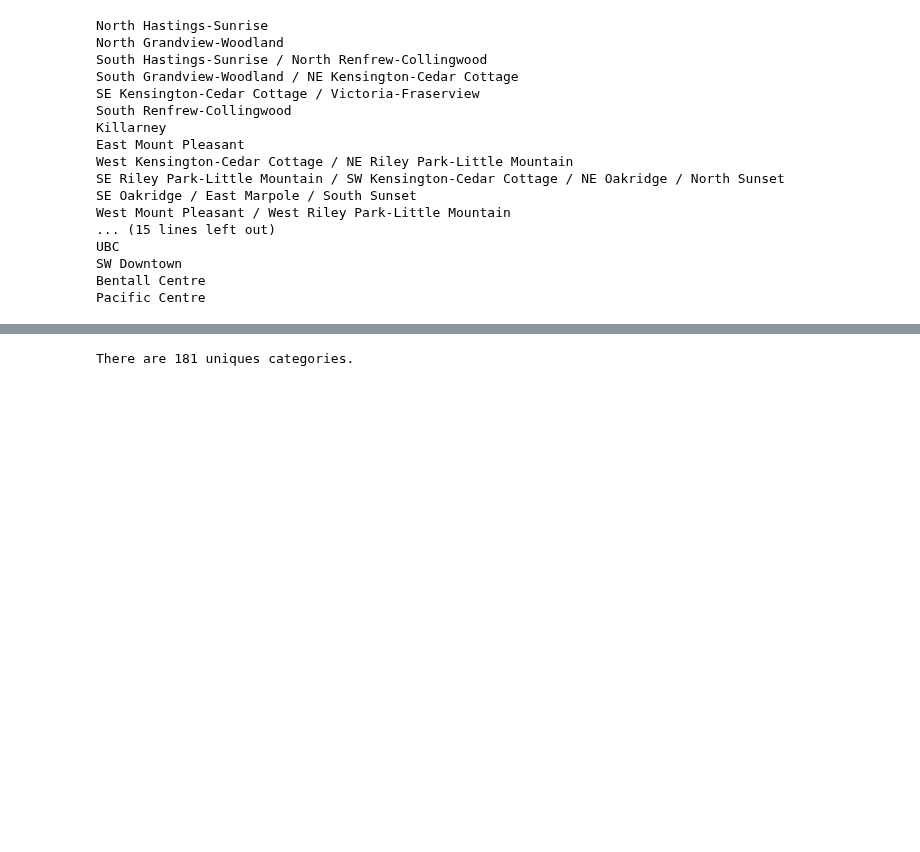
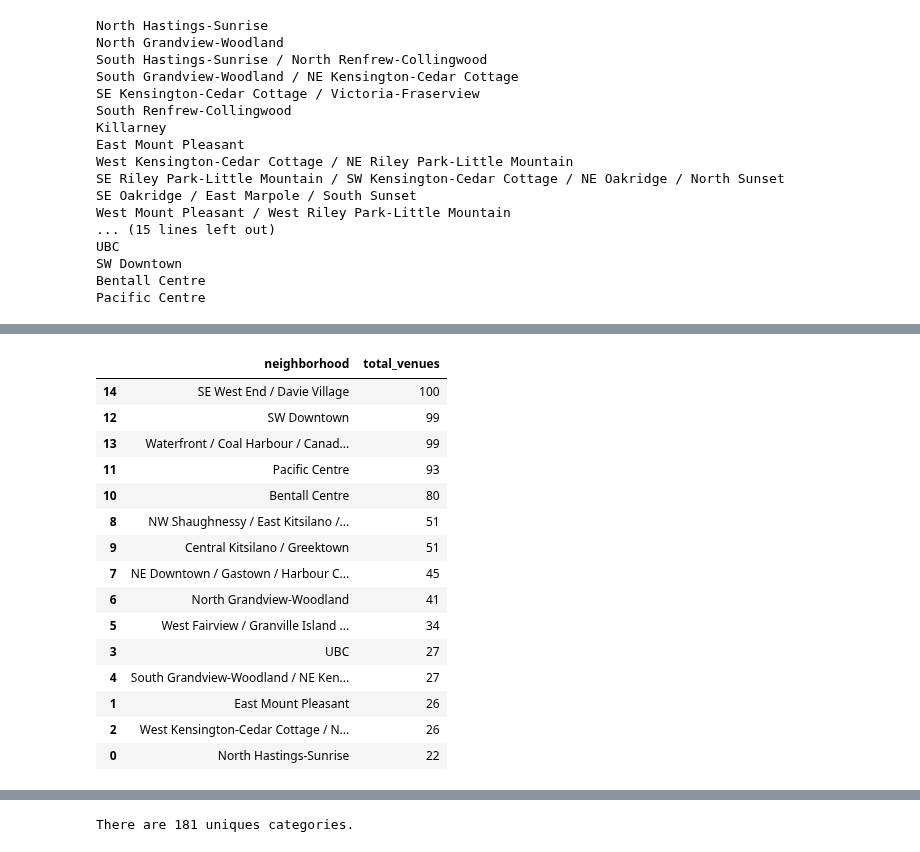
Before and after one commit to dprossi/Capstone_Project_IBM_Data_Science, a Jupyter notebook: Applied_Data_Science_Capstone_Project_Vancouver.ipynb, the cells around one changed output, grey strips where cells are left out. Drawn from its saved outputs; the diff is of its cells as text; code cells hidden in the pictures; blank space fills up the shorter version.

```diff
--- a/Applied_Data_Science_Capstone_Project_Vancouver.ipynb
+++ b/Applied_Data_Science_Capstone_Project_Vancouver.ipynb
@@ -497,3 +503,28 @@ vancouver_venues.groupby('neighborhood').count()
 | West Kerrisdale / South Dunbar-So... | 3 | 3 | 3 | 3 | 3 | ... |
 | West Kitsilano / West Point Grey ... | 3 | 3 | 3 | 3 | 3 | ... |
 | West Mount Pleasant / West Riley ... | 3 | 3 | 3 | 3 | 3 | ... |
+# %%
+# group by neighborhood, sum venue count/neighborhood, sort by total venues
+df_venue_grouped = vancouver_venues.groupby(['neighborhood'], as_index=False)['venue'].count()
+df_venue_grouped_1 = df_venue_grouped.rename(columns = {'venue': 'total_venues'}, inplace = False)
+df_venue_grouped_2 = df_venue_grouped_1.sort_values('total_venues').tail(15)
+df_venue_grouped_2.reset_index(drop=True, inplace=True)
+df_venue_grouped_3 = df_venue_grouped_2.sort_values('total_venues', ascending=False)
+df_venue_grouped_3
+# %% [output]
+|  | neighborhood | total_venues |
+| 14 | SE West End / Davie Village | 100 |
+| 12 | SW Downtown | 99 |
+| 13 | Waterfront / Coal Harbour / Canad... | 99 |
+| 11 | Pacific Centre | 93 |
+| 10 | Bentall Centre | 80 |
+| 8 | NW Shaughnessy / East Kitsilano /... | 51 |
+| 9 | Central Kitsilano / Greektown | 51 |
+| 7 | NE Downtown / Gastown / Harbour C... | 45 |
+| 6 | North Grandview-Woodland | 41 |
+| 5 | West Fairview / Granville Island ... | 34 |
+| 3 | UBC | 27 |
+| 4 | South Grandview-Woodland / NE Ken... | 27 |
+| 1 | East Mount Pleasant | 26 |
+| 2 | West Kensington-Cedar Cottage / N... | 26 |
+| 0 | North Hastings-Sunrise | 22 |
```
Also changed, not shown: parts of 8 cells of this notebook.
